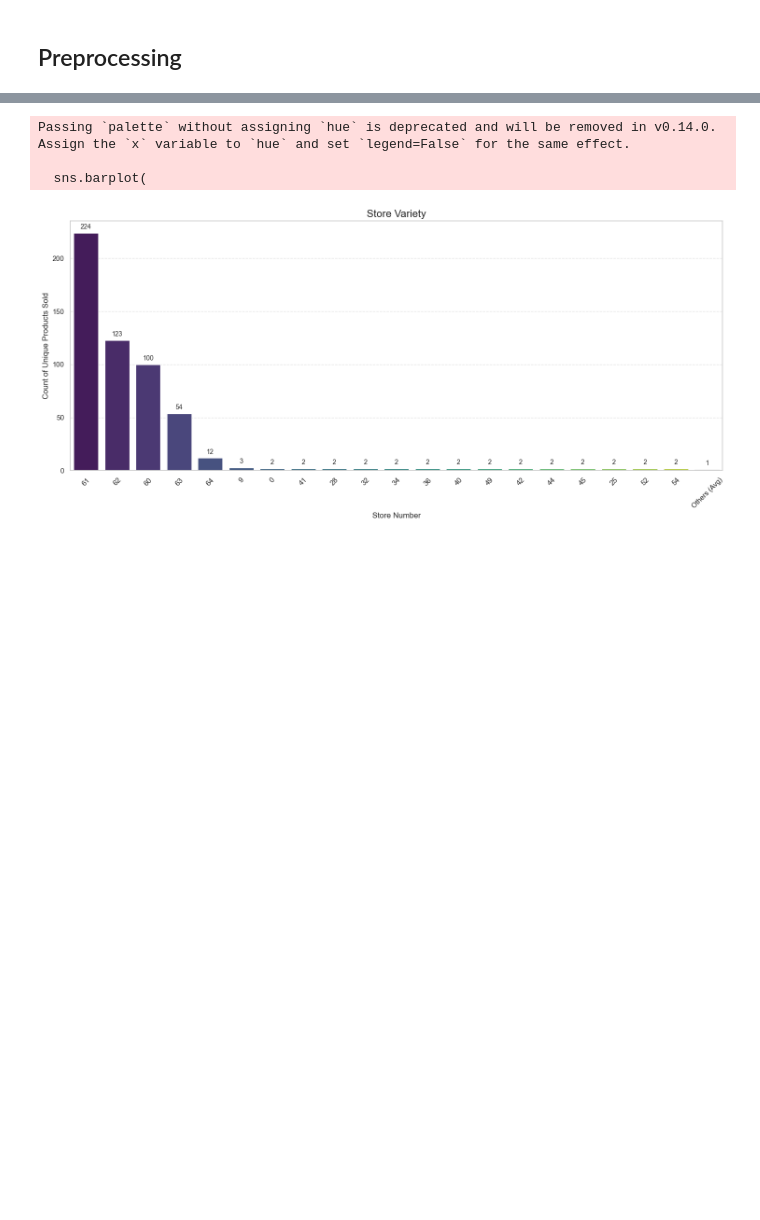
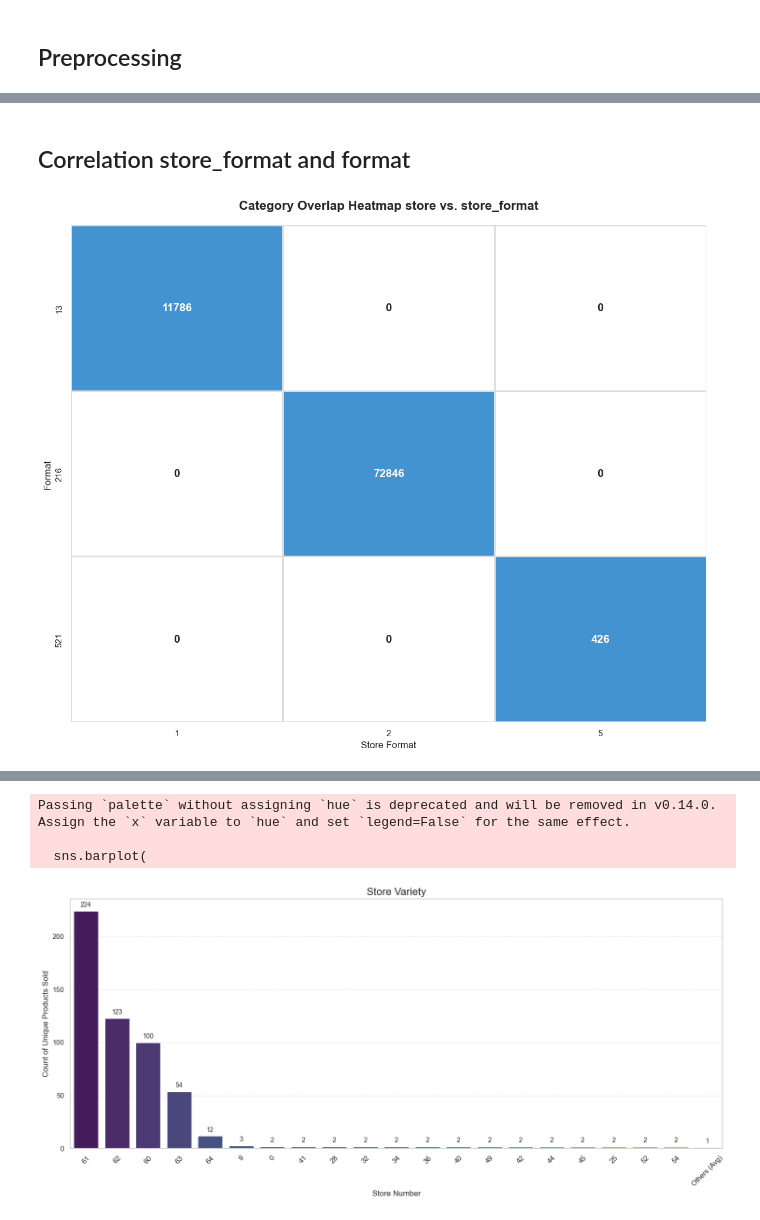
Before and after one commit to luisgrewe/StockSalesPrediction, a Jupyter notebook: salesprediction.ipynb, the cells around one changed output, grey strips where cells are left out. Saved outputs shown, nothing was run; the diff lists cells and outputs as text; code cells hidden in the pictures; blank space fills up the shorter version.

```diff
--- a/salesprediction.ipynb
+++ b/salesprediction.ipynb
@@ -182,3 +164,43 @@ Passing `palette` without assigning `hue` is deprecated and will be removed in v
 
   ax = sns.barplot(
 [figure]
+# %% [markdown]
+## Correlation store_format and format
+# %%
+contingency_table = pd.crosstab(df_train['format'], df_train['store_format'])
+
+target_blue = "#4293D0"
+binary_cmap = ListedColormap(['#ffffff', target_blue])
+
+plt.figure(figsize=(12, 10))
+
+# Create the heatmap
+sns.heatmap(contingency_table,
+            annot=True,
+            fmt='d',
+            cmap=binary_cmap,
+            vmin=0,
+            vmax=1,
+            cbar=False,
+            linewidths=1,
+            linecolor='#DDDDDD',
+            # Set font size to 14 and keep it bold for visibility
+            annot_kws={"size": 14, "weight": "bold"})
+
+# Spearman correlation
+correlation_value = df_train['store_format'].astype('category').cat.codes.corr(
+    df_train['format'].astype('category').cat.codes, method='spearman')
+
+plt.title(f'Category Overlap Heatmap store vs. store_format',
+          fontsize=16,
+          pad=20,
+          fontweight='bold')
+
+plt.xlabel('Store Format', fontsize=12)
+plt.ylabel('Format', fontsize=12)
+
+plt.tight_layout()
+plt.savefig("images/correlation_format_store-format.png", dpi=300)
+plt.show()
+# %% [output]
+[figure, added]
```
Also changed, not shown: parts of 24 cells of this notebook, 26 other files.
